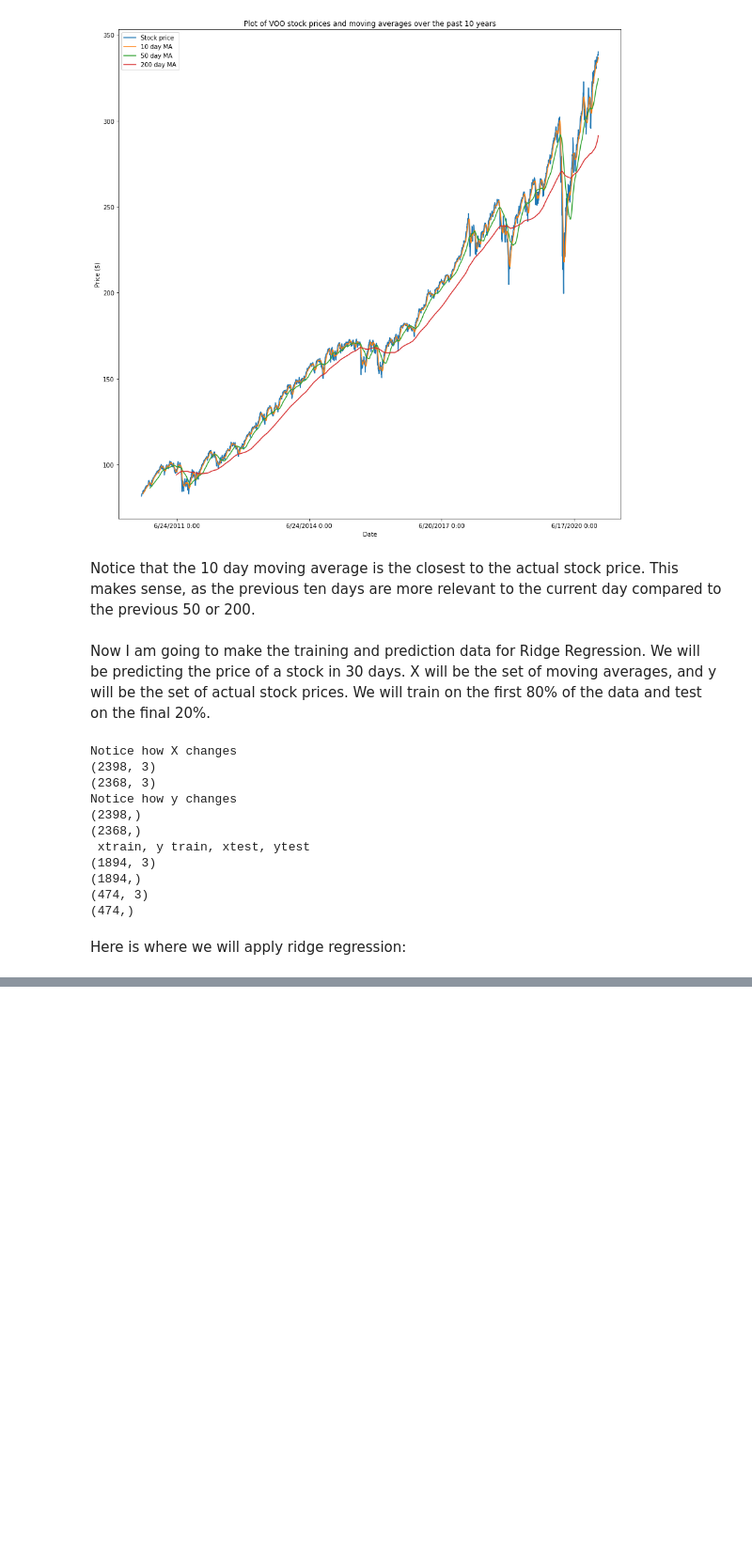
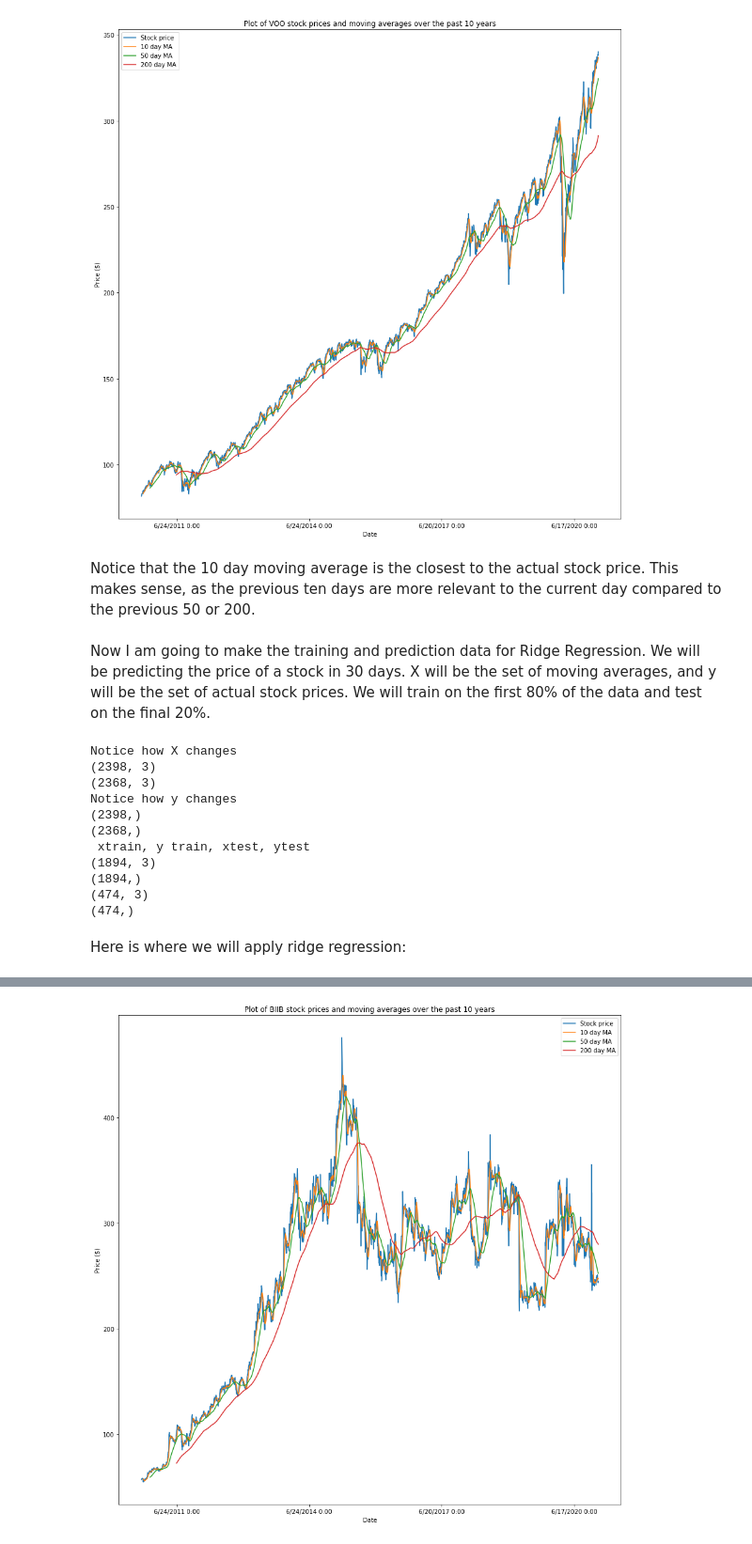
Before and after one commit to jimsherman14/ML-4641-Group-13, a Jupyter notebook: Stock_pred.ipynb, the cells around one changed output, grey strips where cells are left out. Shown at 94% size. Cells and saved outputs as stored; diff of their text form; code cells hidden in the pictures; blank space fills up the shorter version.

```diff
--- a/Stock_pred.ipynb
+++ b/Stock_pred.ipynb
@@ -169,0 +194,88 @@ fig.set_figwidth(12)
+# %%
+def ridge_prediction(stock, num_days=30):
+    df = pd.read_csv('moving_average_plus_returns.csv')
+    stock_prices = df[stock]
+    _10day_ma = df[stock + '_10day_MA']
+    _50day_ma = df[stock+ '_50day_MA']
+    _200day_ma = df[stock+ '_200day_MA']
+    _5day_mr = df[stock+ '_5day_mvg_return']
+    _20day_mr = df[stock+ '_20day_mvg_return']
+    _260day_mr = df[stock+ '_260day_mvg_return']
+    ### plotting moving averages
+    fig, axes = plt.subplots(1,1)
+    axes.plot(df['Date'], stock_prices)
+    axes.plot(df['Date'], _10day_ma)
+    axes.plot(df['Date'], _50day_ma)
+    axes.plot(df['Date'], _200day_ma)
+    axes.set_title("Plot of " + stock + " stock prices and moving averages over the past 10 years")
+    axes.legend(["Stock price", "10 day MA", "50 day MA", "200 day MA"])
+    axes.xaxis.set_label_text("Date")
+    axes.yaxis.set_label_text("Price ($)")
+
+    axes.set_xticks([200, 953, 1706, 2459]) #adjusts the number of ticks (dates displayed on x axis)
+    fig.set_figheight(15)
+    fig.set_figwidth(15)
+    ### end of plotting moving averages
+
+
+    ###start of applying ridge regression
+    stock_prediction = stock_prices.shift(-num_days)
+    X = np.stack((_10day_ma[199:], _50day_ma[199:], _200day_ma[199:]), axis=1) #we do this so there are no nan values. index 199 is where 200day_ma starts
+    print("Notice how X changes")
+    X = X[:-num_days]
+
+    y = stock_prediction[199:] #X and y need to have the same number of rows, so we also start at index 199
+    y = y[:-num_days]
+    X_train, X_test, y_train, y_test = train_test_split(X, y, test_size=0.2)
+    ridge_regression = Ridge()
+    ridge_regression.fit(X_train, y_train)
+    ridge_regression_score = ridge_regression.score(X_test, y_test)
+    print("r value")
+    print(ridge_regression_score)
+
+    X_pred = np.stack((_10day_ma[199:], _50day_ma[199:], _200day_ma[199:]), axis=1)
+    X_pred = X_pred[-num_days:]
+    predict_prediction = ridge_regression.predict(X_pred)
+    real_prediction = ridge_regression.predict(np.stack((_10day_ma[199:], _50day_ma[199:], _200day_ma[199:]), axis=1))
+
+
+    predicted_dates = [] #this is for calculating the predicted dates in the future
+    for i in range(num_days):
+        date = (datetime.strptime(df['Date'][2596], '%m/%d/%Y %H:%M') + timedelta(days=i + 1)).strftime('%m/%d/%Y %H:%M')
+        predicted_dates.append(date)
+    predicted_dates = np.asarray(predicted_dates)
+
+
+    ##plotting the model
+    fig, axes = plt.subplots(1,1)
+    axes.plot(df['Date'], stock_prices)
+    axes.plot(predicted_dates, predict_prediction)
+    axes.plot(df['Date'][199:], real_prediction)
+
+
+
+    axes.set_title("Using Ridge regression")
+    axes.legend(["Stock price of " + stock, "Forecast", "Ridge prediction"])
+    axes.xaxis.set_label_text("Date")
+    axes.yaxis.set_label_text("Price ($)")
+
+    axes.set_xticks([200, 953, 1706, 2459]) #adjusts the number of ticks (dates displayed on x axis)
+    fig.set_figheight(12)
+    fig.set_figwidth(12)
+
+    ####plot to compare the predicted data points to the actual stock prices
+    fig2, axes2 = plt.subplots(1,1)
+    axes2.plot(stock_prices, stock_prices)
+    axes2.scatter(stock_prices[199:],real_prediction,  color="red")
+    axes2.set_title("Comparing predicted prices to actual prices")
+    axes2.legend(["Actual price", "Predicted price"])
+    axes2.yaxis.set_label_text("Price ($)")
+    axes2.xaxis.set_label_text("Price ($)")
+    fig2.set_figheight(12)
+    fig2.set_figwidth(12)
+
+
+
+#### Here is where you can run the function
+ridge_prediction('BIIB') #pass in the stock abreviation and number of days to predict. The default number of days is 30
+# %% [output]
@@ -169,0 +285 @@ fig.set_figwidth(12)
+[figure, added]
```
Also changed, not shown: parts of 4 cells of this notebook.
